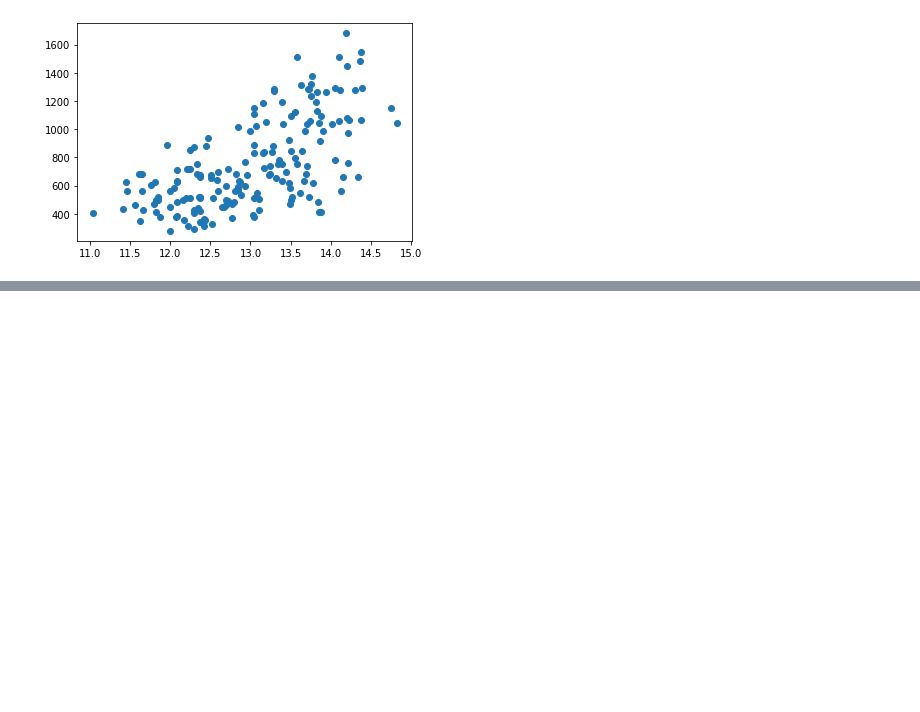
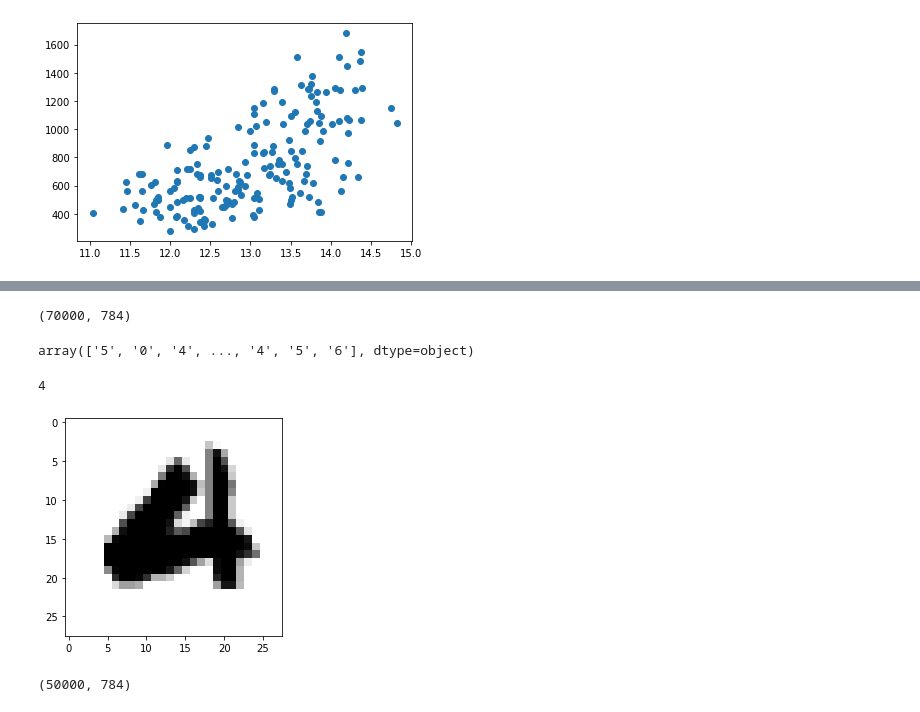
Before and after one commit to Jepp0103/AI_Tasks, a Jupyter notebook: jupyter_work_tasks/lecture_10/lecture_10_assignments.ipynb, the cells around one changed output, grey strips where cells are left out. Cells and saved outputs as stored; diff of their text form; code cells hidden in the pictures; blank space fills up the shorter version.

```diff
--- a/jupyter_work_tasks/lecture_10/lecture_10_assignments.ipynb
+++ b/jupyter_work_tasks/lecture_10/lecture_10_assignments.ipynb
@@ -141,0 +236,24 @@ AttributeError: 'numpy.ndarray' object has no attribute 'iloc'
+# %%
+mnist = fetch_openml('mnist_784', data_home='~/datasets/mnist')
+# %%
+# check dataset: 70,000 samples, 784 features
+mnist.data.shape
+# %% [output]
+(70000, 784)
+# %%
+Z = np.c_[mnist.target, mnist.data]
+Z[:,0]
+# %% [output]
+array(['5', '0', '4', ..., '4', '5', '6'], dtype=object)
+# %%
+# split data and labels into X and Y
+X = Z[:,1:]
+Y = Z[:,0]
+# %%
+idx = 1030
+X = np.asarray(X, dtype=int)
+print(Y[idx])
+img = plt.imshow(X[idx].reshape(28,28), cmap='gray_r')
+# %% [output]
+4
+[figure, added]
@@ -141,0 +272,4 @@ AttributeError: 'numpy.ndarray' object has no attribute 'iloc'
+# %%
+X_train.shape
+# %% [output]
+(50000, 784)
```
Also changed, not shown: parts of 15 cells of this notebook, 5 other files.
